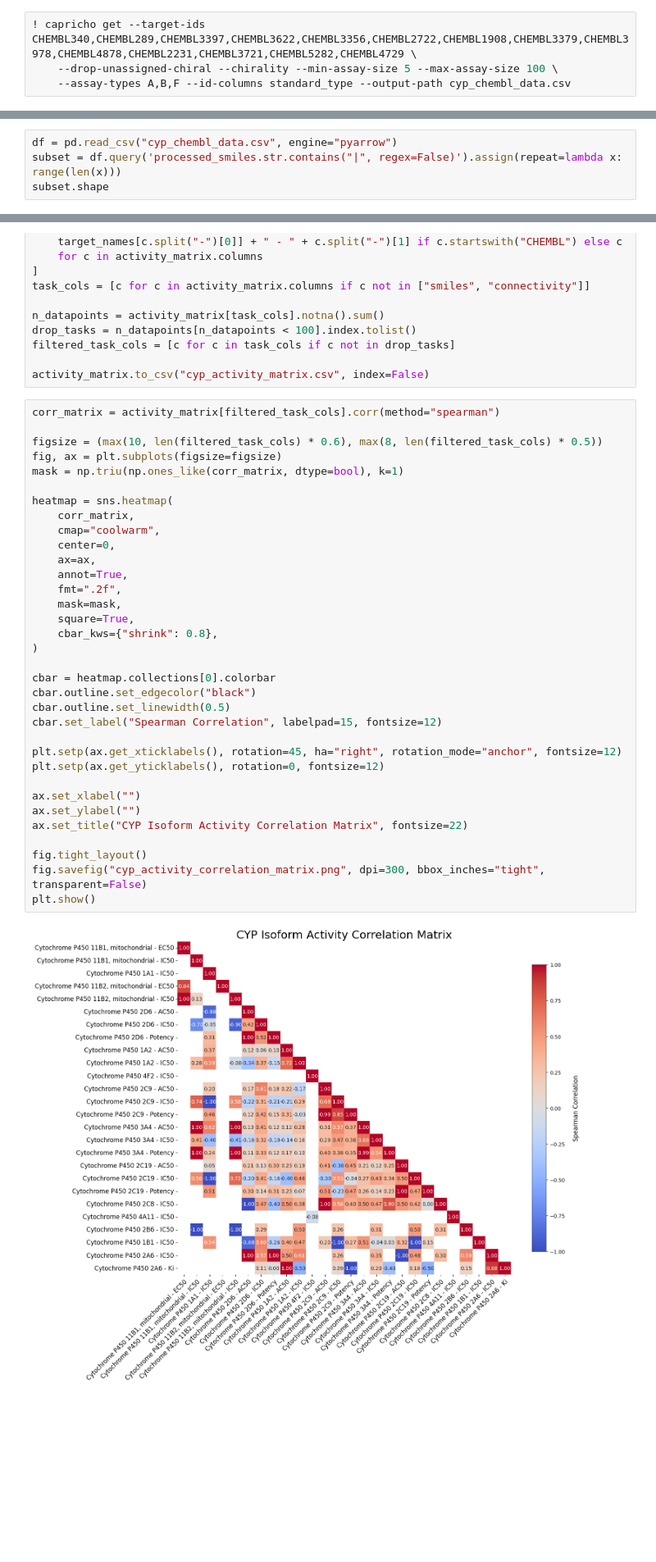
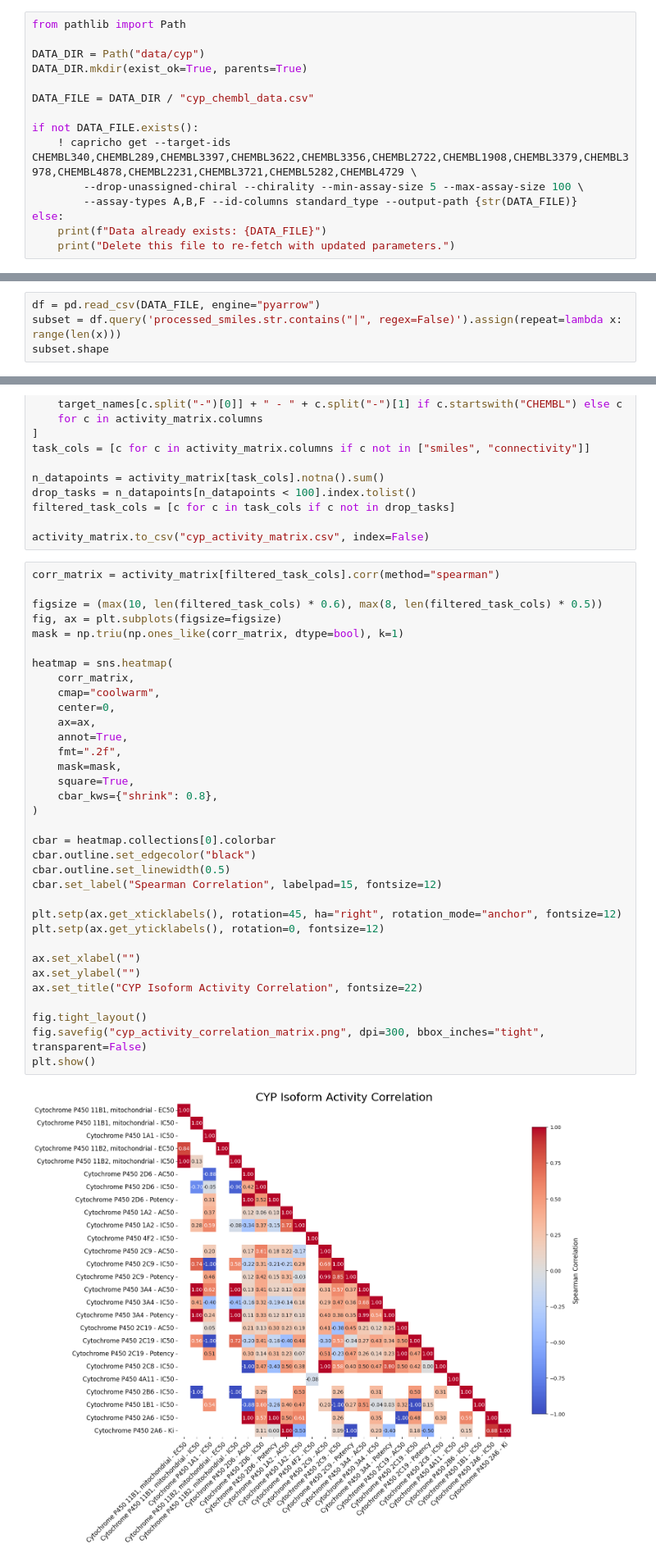
Before and after one commit to CDDLeiden/Capricho, a Jupyter notebook: notebooks/analyze-cyp-data.ipynb, the cells around one changed output, grey strips where cells are left out. Shown at 82% size. Saved outputs shown, nothing was run; the diff lists cells and outputs as text; blank space fills up the shorter version.

Commit message:
update cyp notebook with data fetching part

```diff
--- a/notebooks/analyze-cyp-data.ipynb
+++ b/notebooks/analyze-cyp-data.ipynb
@@ -31,5 +29,16 @@ capricho get --target-ids CHEMBL340,CHEMBL289,CHEMBL3397,CHEMBL3622,CHEMBL3356,C
 # %%
-! capricho get --target-ids CHEMBL340,CHEMBL289,CHEMBL3397,CHEMBL3622,CHEMBL3356,CHEMBL2722,CHEMBL1908,CHEMBL3379,CHEMBL3978,CHEMBL4878,CHEMBL2231,CHEMBL3721,CHEMBL5282,CHEMBL4729 \
-    --drop-unassigned-chiral --chirality --min-assay-size 5 --max-assay-size 100 \
-    --assay-types A,B,F --id-columns standard_type --output-path cyp_chembl_data.csv
+from pathlib import Path
+
+DATA_DIR = Path("data/cyp")
+DATA_DIR.mkdir(exist_ok=True, parents=True)
+
+DATA_FILE = DATA_DIR / "cyp_chembl_data.csv"
+
+if not DATA_FILE.exists():
+    ! capricho get --target-ids CHEMBL340,CHEMBL289,CHEMBL3397,CHEMBL3622,CHEMBL3356,CHEMBL2722,CHEMBL1908,CHEMBL3379,CHEMBL3978,CHEMBL4878,CHEMBL2231,CHEMBL3721,CHEMBL5282,CHEMBL4729 \
+        --drop-unassigned-chiral --chirality --min-assay-size 5 --max-assay-size 100 \
+        --assay-types A,B,F --id-columns standard_type --output-path {str(DATA_FILE)}
+else:
+    print(f"Data already exists: {DATA_FILE}")
+    print("Delete this file to re-fetch with updated parameters.")
 # %% [output]
@@ -98,7 +47,7 @@ else:
 # %% [markdown]
 # Cross-Assay Comparability
 # %%
-df = pd.read_csv("cyp_chembl_data.csv", engine="pyarrow")
+df = pd.read_csv(DATA_FILE, engine="pyarrow")
 subset = df.query('processed_smiles.str.contains("|", regex=False)').assign(repeat=lambda x: range(len(x)))
 subset.shape
 # %% [output]
@@ -293,32 +231,32 @@ figsize = (max(10, len(filtered_task_cols) * 0.6), max(8, len(filtered_task_cols
 fig, ax = plt.subplots(figsize=figsize)
 mask = np.triu(np.ones_like(corr_matrix, dtype=bool), k=1)
 
 heatmap = sns.heatmap(
     corr_matrix,
     cmap="coolwarm",
     center=0,
     ax=ax,
     annot=True,
     fmt=".2f",
     mask=mask,
     square=True,
     cbar_kws={"shrink": 0.8},
 )
 
 cbar = heatmap.collections[0].colorbar
 cbar.outline.set_edgecolor("black")
 cbar.outline.set_linewidth(0.5)
 cbar.set_label("Spearman Correlation", labelpad=15, fontsize=12)
 
 plt.setp(ax.get_xticklabels(), rotation=45, ha="right", rotation_mode="anchor", fontsize=12)
 plt.setp(ax.get_yticklabels(), rotation=0, fontsize=12)
 
 ax.set_xlabel("")
 ax.set_ylabel("")
-ax.set_title("CYP Isoform Activity Correlation Matrix", fontsize=22)
+ax.set_title("CYP Isoform Activity Correlation", fontsize=22)
 
 fig.tight_layout()
 fig.savefig("cyp_activity_correlation_matrix.png", dpi=300, bbox_inches="tight", transparent=False)
 plt.show()
 # %% [output]
-[figure, old version]
+[figure, new version]
```
Also changed, not shown: parts of 9 cells of this notebook.
